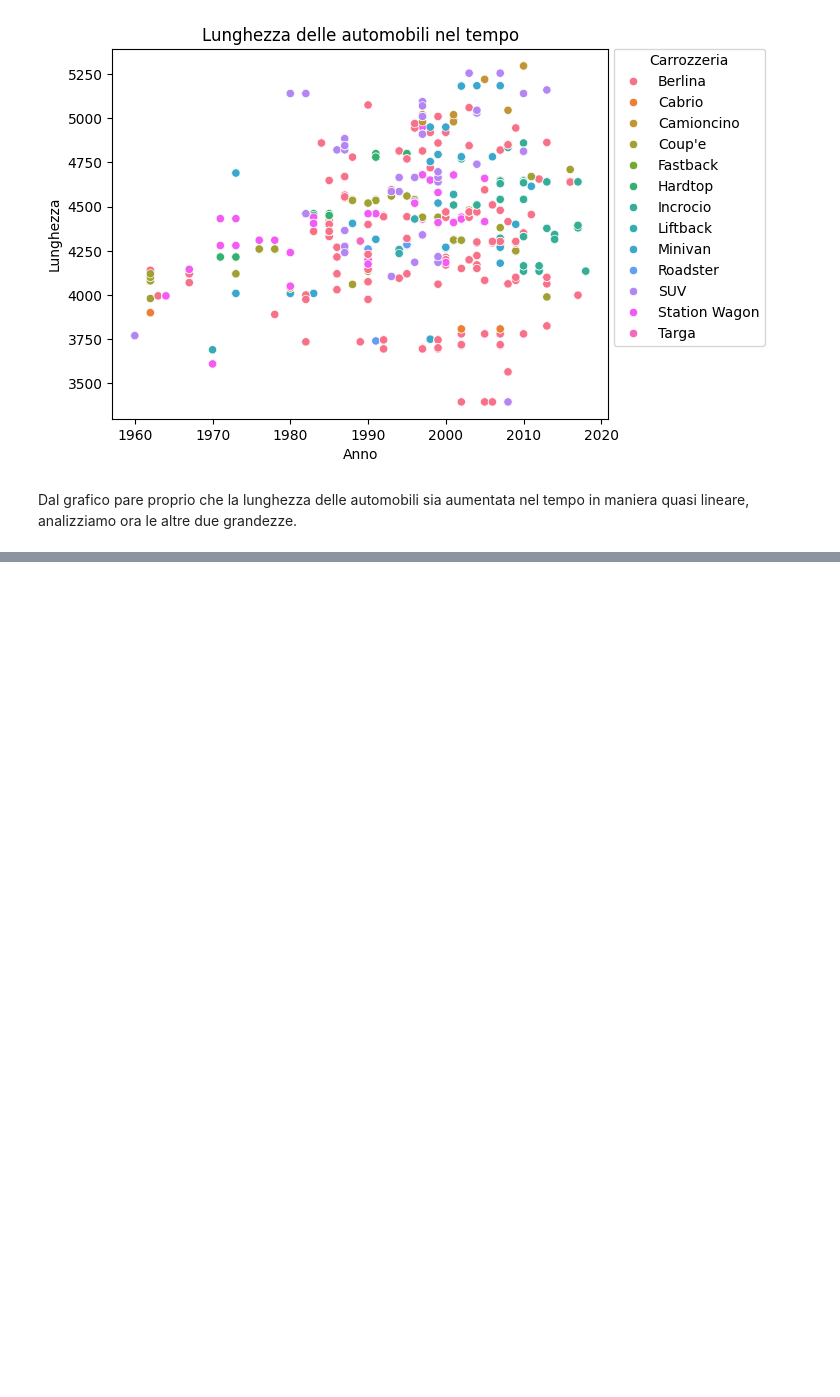
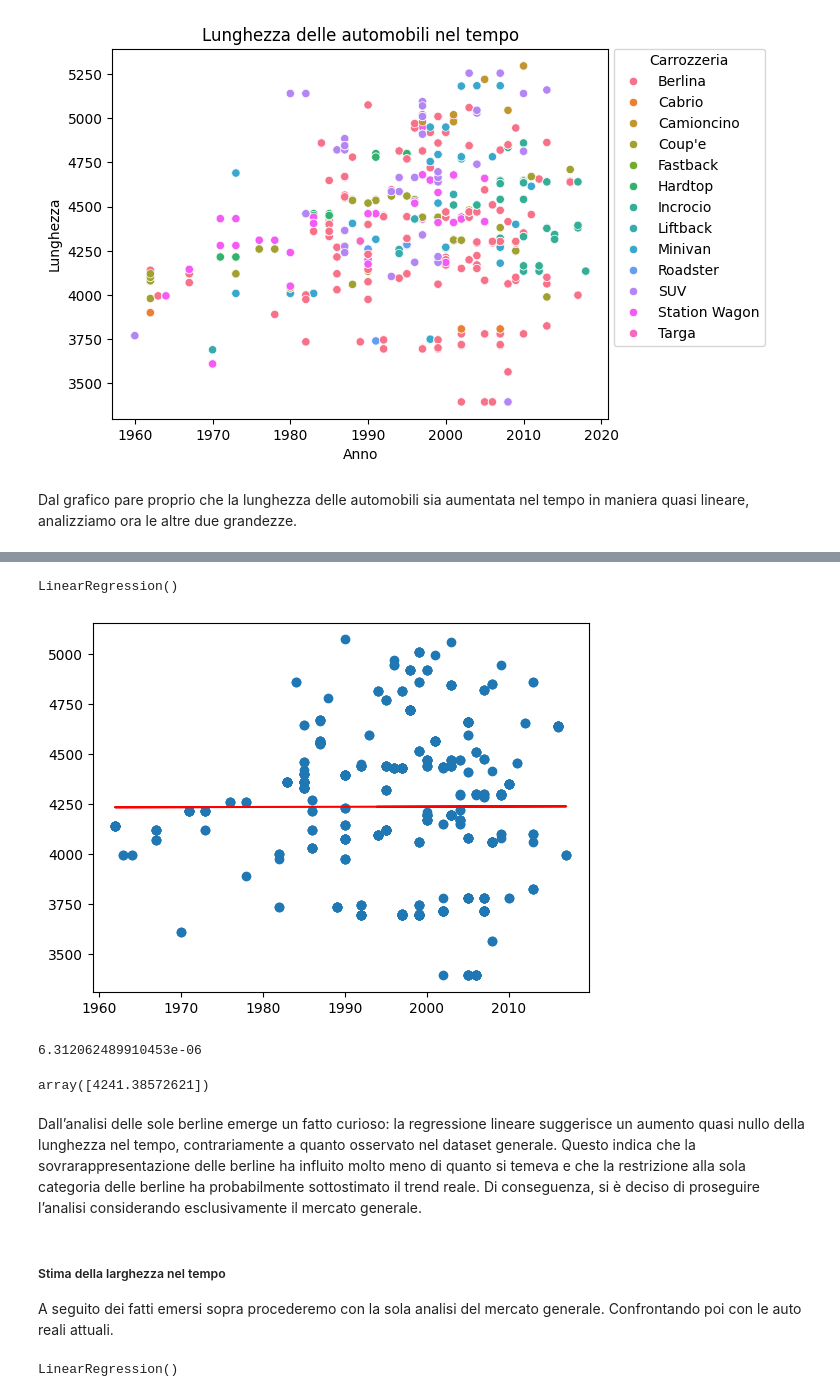
Before and after one commit to JacopoFoschi2/ElaboratoBigData, a Jupyter notebook: big_data.ipynb, the cells around one changed output, grey strips where cells are left out. Saved outputs shown, nothing was run; the diff lists cells and outputs as text; code cells hidden in the pictures; blank space fills up the shorter version.

```diff
--- a/big_data.ipynb
+++ b/big_data.ipynb
@@ -191,0 +247,29 @@ Come ci si poteva aspettare, la larghezzza delle automobili è anch'essa aumenta
+# %%
+df_berline = df.loc[df['Carrozzeria'] == 'Berlina']
+X = df_berline['Anno'].values.reshape(-1, 1)
+y = df_berline['Lunghezza']
+# %%
+model = LinearRegression()
+model.fit(X, y)
+# %% [output]
+LinearRegression()
+# %%
+y_pred = model.predict(X)
+# %%
+plt.scatter(df_berline['Anno'], df_berline['Lunghezza'])
+plt.plot(X, y_pred, color='red');
+# %% [output]
+[figure, added]
+# %%
+r2_score(y, y_pred)
+# %% [output]
+6.312062489910453e-06
+# %%
+model.predict([[2025]])
+# %% [output]
+array([4241.38572621])
+# %% [markdown]
+Dall’analisi delle sole berline emerge un fatto curioso: la regressione lineare suggerisce un aumento quasi nullo della lunghezza nel tempo, contrariamente a quanto osservato nel dataset generale. Questo indica che la sovrarappresentazione delle berline ha influito molto meno di quanto si temeva e che la restrizione alla sola categoria delle berline ha probabilmente sottostimato il trend reale. Di conseguenza, si è deciso di proseguire l’analisi considerando esclusivamente il mercato generale.
+# %% [markdown]
+##### Stima della larghezza nel tempo
+A seguito dei fatti emersi sopra procederemo con la sola analisi del mercato generale. Confrontando poi con le auto reali attuali.
@@ -191,0 +279,5 @@ Come ci si poteva aspettare, la larghezzza delle automobili è anch'essa aumenta
+# %%
+model = LinearRegression()
+model.fit(X, y)
+# %% [output]
+LinearRegression()
```
Also changed, not shown: parts of 63 cells of this notebook.
